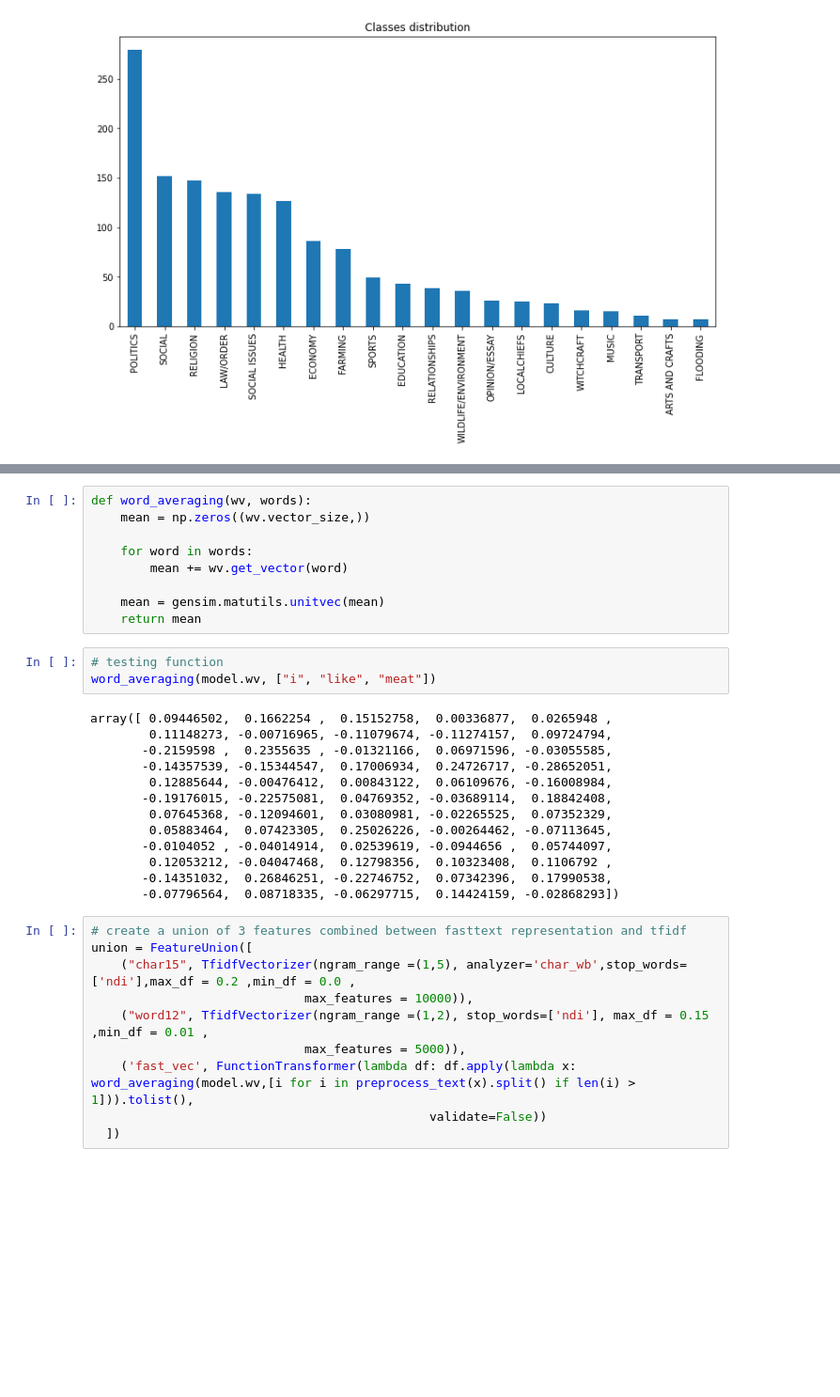
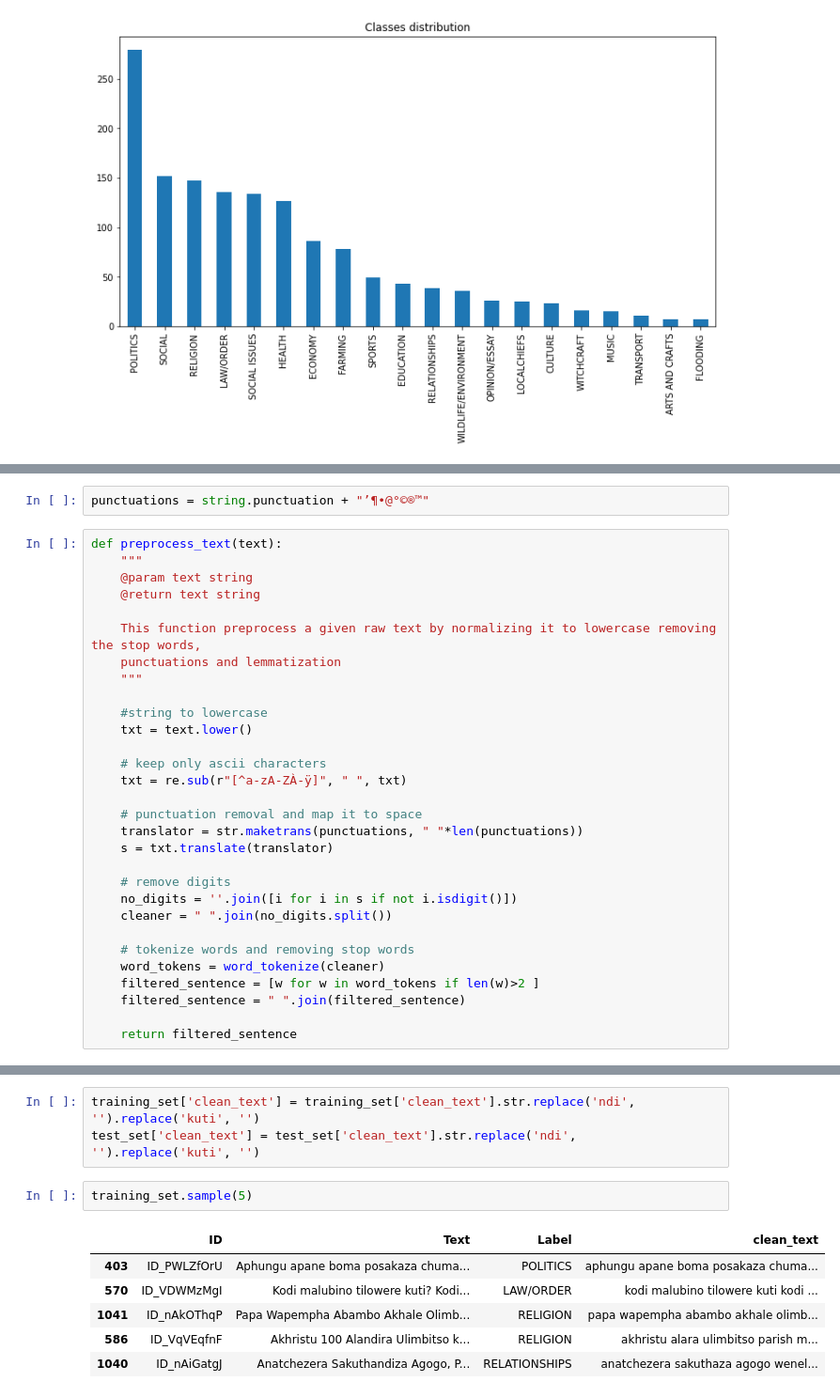
Before and after one commit to nicholaszotalis/505Project, a Jupyter notebook: logistic_regression_model.ipynb, the cells around one changed output, grey strips where cells are left out. Shown at 94% size. Cells and saved outputs as stored; diff of their text form; blank space fills up the shorter version.

```diff
--- a/logistic_regression_model.ipynb
+++ b/logistic_regression_model.ipynb
@@ -72,3 +74,35 @@ def preprocess_text(doc):
+# %%
+punctuations = string.punctuation + "’¶•@°©®™"
+# %%
+def preprocess_text(text):
+    """
+    @param text string
+    @return text string
+
+    This function preprocess a given raw text by normalizing it to lowercase removing the stop words,
+    punctuations and lemmatization
+    """
+
+    #string to lowercase
+    txt = text.lower()
+
+    # keep only ascii characters
+    txt = re.sub(r"[^a-zA-ZÀ-ÿ]", " ", txt)
+
+    # punctuation removal and map it to space
+    translator = str.maketrans(punctuations, " "*len(punctuations))
+    s = txt.translate(translator)
+
+    # remove digits
+    no_digits = ''.join([i for i in s if not i.isdigit()])
+    cleaner = " ".join(no_digits.split())
+
+    # tokenize words and removing stop words
+    word_tokens = word_tokenize(cleaner)
+    filtered_sentence = [w for w in word_tokens if len(w)>2 ]
+    filtered_sentence = " ".join(filtered_sentence)
+
+    return filtered_sentence
 # %%
 # testing function
 sample_text = training_set.Text[7]
@@ -127,35 +136,12 @@ Function generates average representation of a given text into a vector because
-# %%
-def word_averaging(wv, words):
-    mean = np.zeros((wv.vector_size,))
-
-    for word in words:
-        mean += wv.get_vector(word)
-
-    mean = gensim.matutils.unitvec(mean)
-    return mean
-# %%
-# testing function
-word_averaging(model.wv, ["i", "like", "meat"])
-# %% [output]
-array([ 0.09446502,  0.1662254 ,  0.15152758,  0.00336877,  0.0265948 ,
-        0.11148273, -0.00716965, -0.11079674, -0.11274157,  0.09724794,
-       -0.2159598 ,  0.2355635 , -0.01321166,  0.06971596, -0.03055585,
-       -0.14357539, -0.15344547,  0.17006934,  0.24726717, -0.28652051,
-        0.12885644, -0.00476412,  0.00843122,  0.06109676, -0.16008984,
-       -0.19176015, -0.22575081,  0.04769352, -0.03689114,  0.18842408,
-        0.07645368, -0.12094601,  0.03080981, -0.02265525,  0.07352329,
-        0.05883464,  0.07423305,  0.25026226, -0.00264462, -0.07113645,
-       -0.0104052 , -0.04014914,  0.02539619, -0.0944656 ,  0.05744097,
-        0.12053212, -0.04047468,  0.12798356,  0.10323408,  0.1106792 ,
-       -0.14351032,  0.26846251, -0.22746752,  0.07342396,  0.17990538,
-       -0.07796564,  0.08718335, -0.06297715,  0.14424159, -0.02868293])
-# %%
-# create a union of 3 features combined between fasttext representation and tfidf
-union = FeatureUnion([
-    ("char15", TfidfVectorizer(ngram_range =(1,5), analyzer='char_wb',stop_words=['ndi'],max_df = 0.2 ,min_df = 0.0 ,
-                             max_features = 10000)),
-    ("word12", TfidfVectorizer(ngram_range =(1,2), stop_words=['ndi'], max_df = 0.15 ,min_df = 0.01 ,
-                             max_features = 5000)),
-    ('fast_vec', FunctionTransformer(lambda df: df.apply(lambda x: word_averaging(model.wv,[i for i in preprocess_text(x).split() if len(i) > 1])).tolist(),
-                                              validate=False))
-  ])
+# %%
+training_set['clean_text'] = training_set['clean_text'].str.replace('ndi', '').replace('kuti', '')
+test_set['clean_text'] = test_set['clean_text'].str.replace('ndi', '').replace('kuti', '')
+# %%
+training_set.sample(5)
+# %% [output]
+|  | ID | Text | Label | clean_text |
+| 403 | ID_PWLZfOrU | Aphungu apane boma posakaza chuma... | POLITICS | aphungu apane boma posakaza chuma... |
+| 570 | ID_VDWMzMgI | Kodi malubino tilowere kuti? Kodi... | LAW/ORDER | kodi malubino tilowere kuti kodi ... |
+| 1041 | ID_nAkOThqP | Papa Wapempha Abambo Akhale Olimb... | RELIGION | papa wapempha abambo akhale olimb... |
+| 586 | ID_VqVEqfnF | Akhristu 100 Alandira Ulimbitso k... | RELIGION | akhristu alara ulimbitso parish m... |
+| 1040 | ID_nAiGatgJ | Anatchezera Sakuthandiza Agogo, P... | RELATIONSHIPS | anatchezera sakuthaza agogo wenel... |
```
Also changed, not shown: parts of 24 cells of this notebook.
